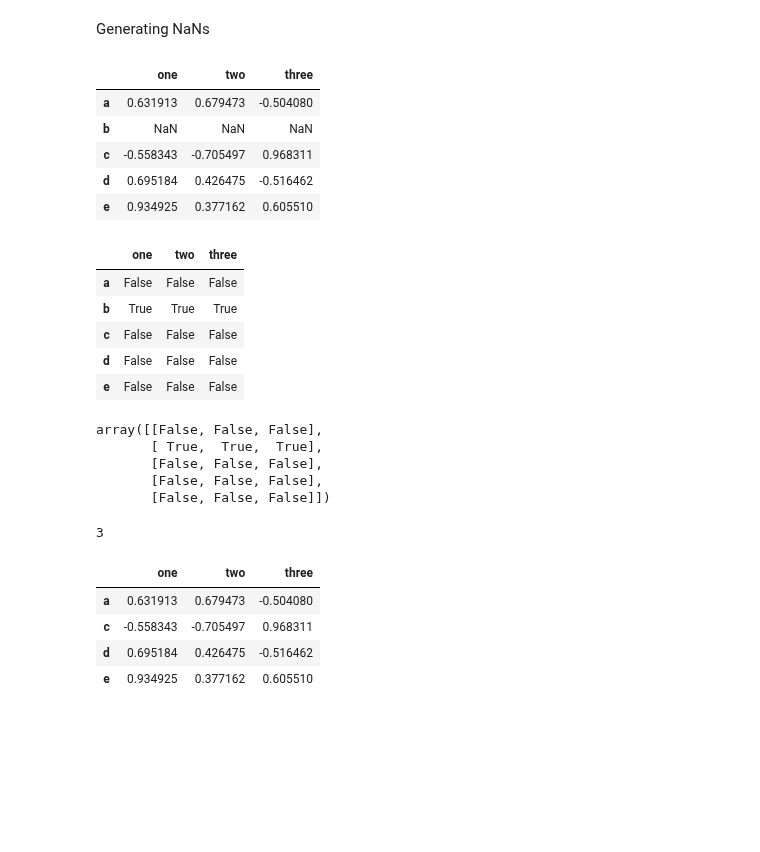
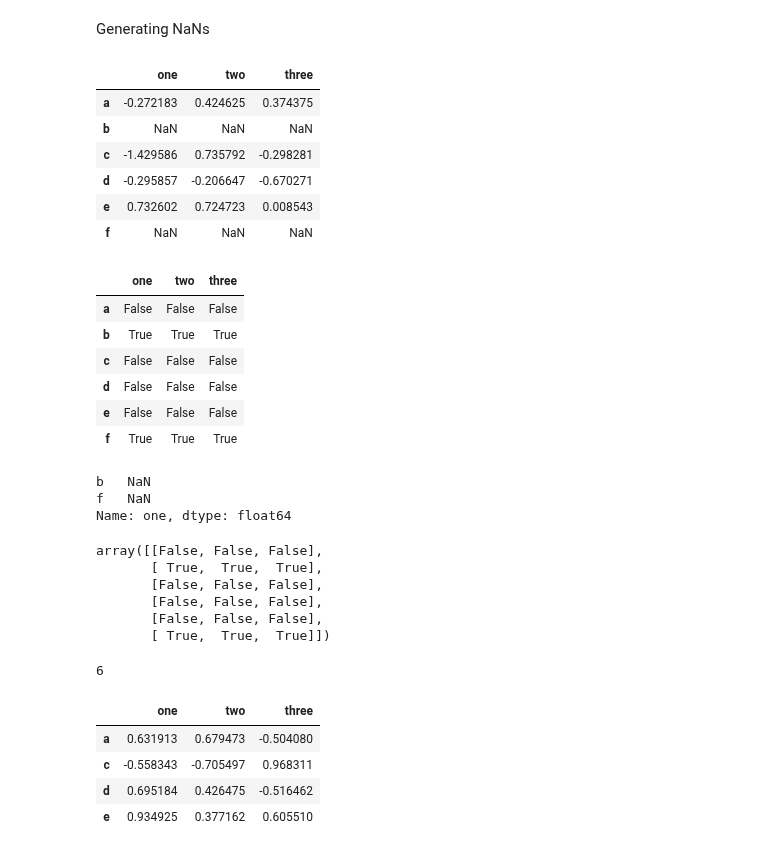
Before and after one commit to IndraniMandal/CSC310-S20, a Jupyter notebook: 08-data-manipulation-pandas.ipynb, the cells around one changed output. Saved outputs shown, nothing was run; the diff lists cells and outputs as text; code cells hidden in the pictures; blank space fills up the shorter version.

```diff
--- a/08-data-manipulation-pandas.ipynb
+++ b/08-data-manipulation-pandas.ipynb
@@ -285,15 +328,16 @@ df
 # %% [markdown]
 Generating NaNs
 # %%
-df2 = df.reindex(['a', 'b', 'c', 'd', 'e'])
+df2 = df.reindex(['a', 'b', 'c', 'd', 'e','f'])
 df2
 # %% [output]
 |  | one | two | three |
-| a | 0.631913 | 0.679473 | -0.504080 |
+| a | -0.272183 | 0.424625 | 0.374375 |
 | b | NaN | NaN | NaN |
-| c | -0.558343 | -0.705497 | 0.968311 |
-| d | 0.695184 | 0.426475 | -0.516462 |
-| e | 0.934925 | 0.377162 | 0.605510 |
+| c | -1.429586 | 0.735792 | -0.298281 |
+| d | -0.295857 | -0.206647 | -0.670271 |
+| e | 0.732602 | 0.724723 | 0.008543 |
+| f | NaN | NaN | NaN |
 # %%
 # find the places where the NaNs are
 df2.isnull()
@@ -304,6 +348,13 @@ df2.isnull()
 | c | False | False | False |
 | d | False | False | False |
 | e | False | False | False |
+| f | True | True | True |
+# %%
+df2.one[df2.one.isnull()]
+# %% [output]
+b   NaN
+f   NaN
+Name: one, dtype: float64
 # %%
 # look at the values of the isnull dataframe
 df2.isnull().values
@@ -312,13 +363,14 @@ array([[False, False, False],
        [ True,  True,  True],
        [False, False, False],
        [False, False, False],
-       [False, False, False]])
+       [False, False, False],
+       [ True,  True,  True]])
 # %%
 # find out how many values are missing
 # NOTE: sum treats 'True' as 1 and 'False' as 0
 df2.isnull().values.sum()
 # %% [output]
-3
+6
 # %%
 # drop rows that have NaNs
 df2.dropna(how='any',axis=0)
```
Also changed, not shown: parts of 21 cells of this notebook.
